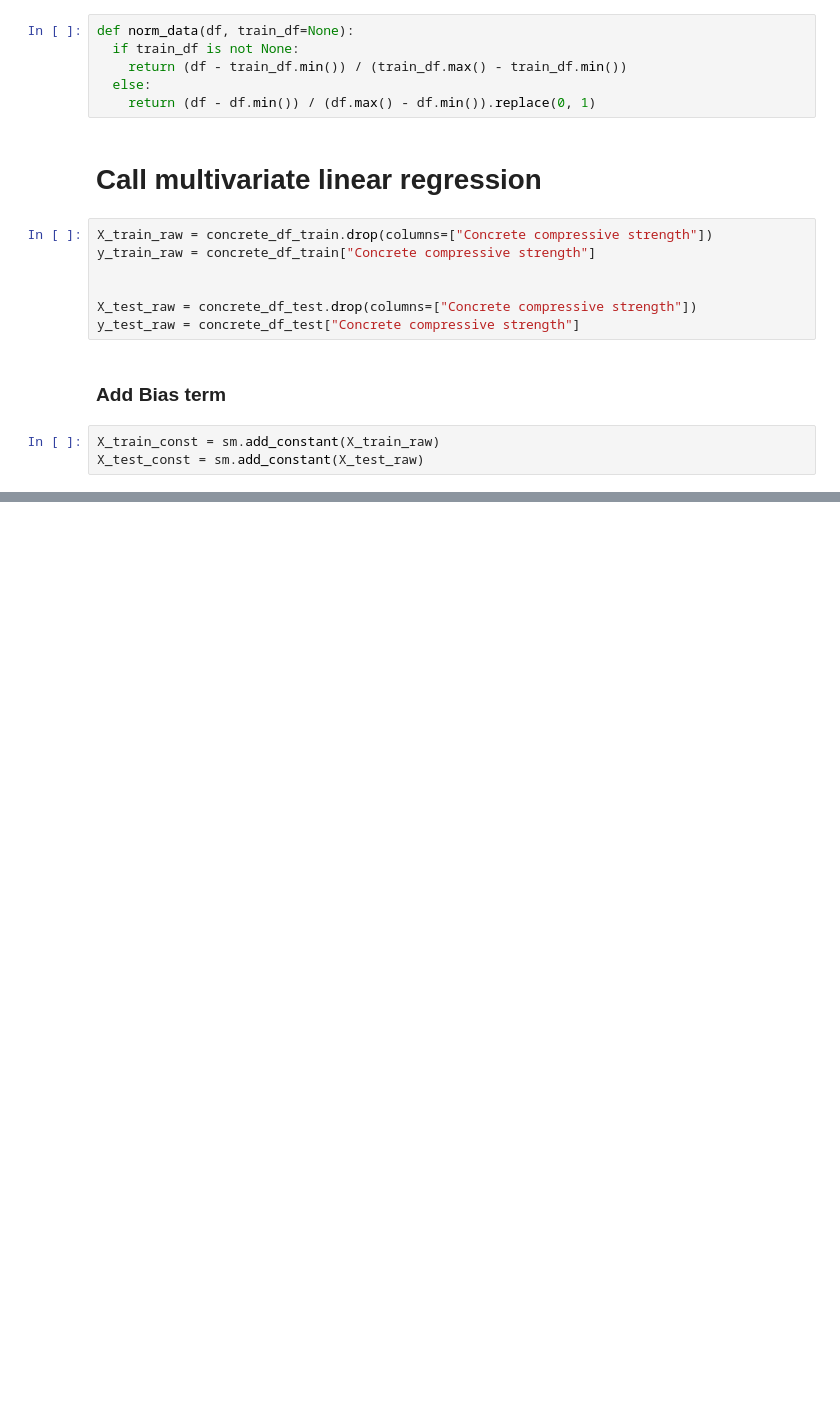
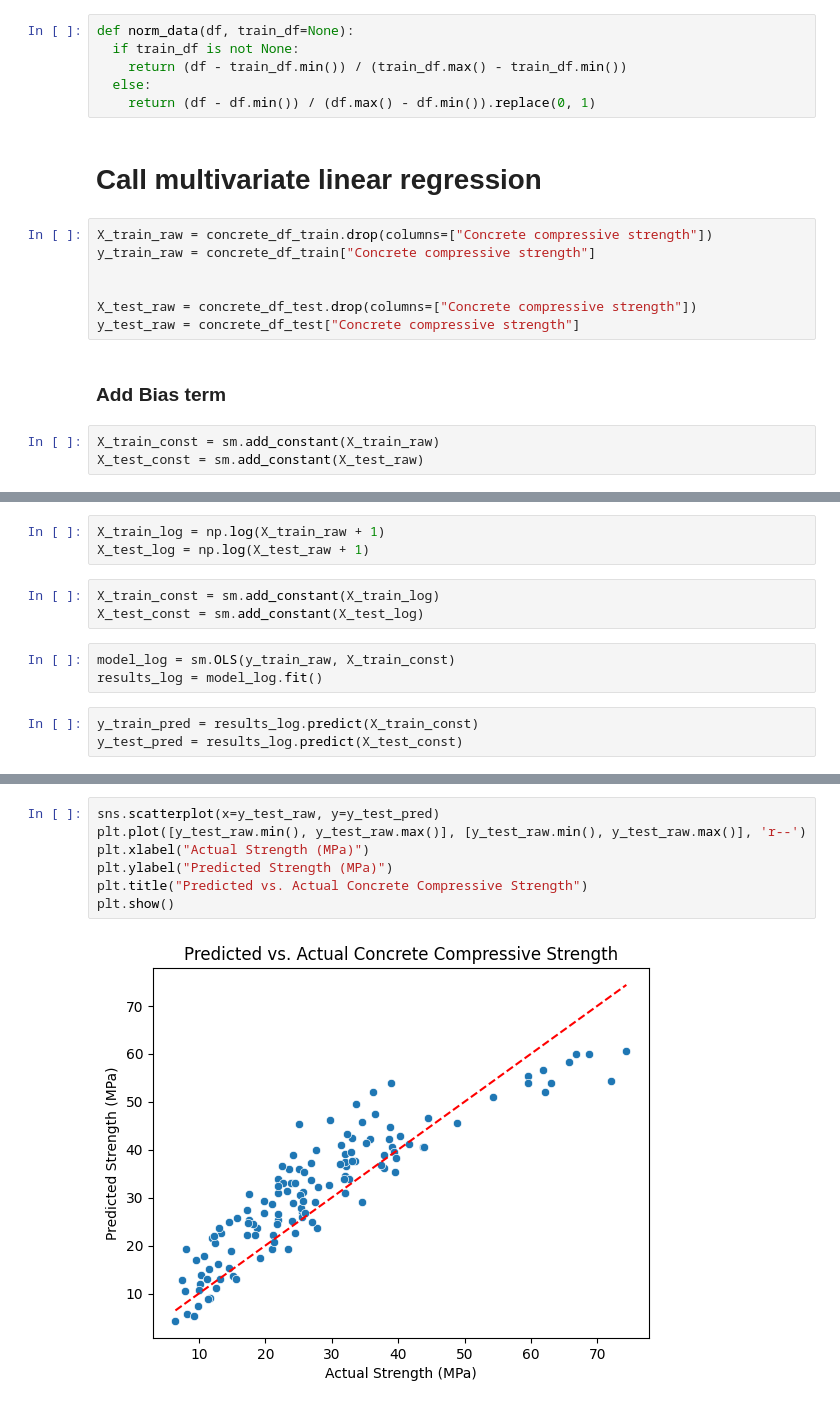
Before and after one commit to ksj1999/DataMining_Group_Project_1, a Jupyter notebook: GP1_B.ipynb, the cells around one changed output, grey strips where cells are left out. Cells and saved outputs as stored; diff of their text form; blank space fills up the shorter version.

```diff
--- a/GP1_B.ipynb
+++ b/GP1_B.ipynb
@@ -141,0 +178,12 @@ print("Test R²:", r2_score(targets_test, y_pred))
+# %%
+X_train_log = np.log(X_train_raw + 1)
+X_test_log = np.log(X_test_raw + 1)
+# %%
+X_train_const = sm.add_constant(X_train_log)
+X_test_const = sm.add_constant(X_test_log)
+# %%
+model_log = sm.OLS(y_train_raw, X_train_const)
+results_log = model_log.fit()
+# %%
+y_train_pred = results_log.predict(X_train_const)
+y_test_pred = results_log.predict(X_test_const)
@@ -141,0 +233,9 @@ print("Test R²:", r2_score(targets_test, y_pred))
+# %%
+sns.scatterplot(x=y_test_raw, y=y_test_pred)
+plt.plot([y_test_raw.min(), y_test_raw.max()], [y_test_raw.min(), y_test_raw.max()], 'r--')
+plt.xlabel("Actual Strength (MPa)")
+plt.ylabel("Predicted Strength (MPa)")
+plt.title("Predicted vs. Actual Concrete Compressive Strength")
+plt.show()
+# %% [output]
+[figure, added]
```
Also changed, not shown: parts of 22 cells of this notebook.
